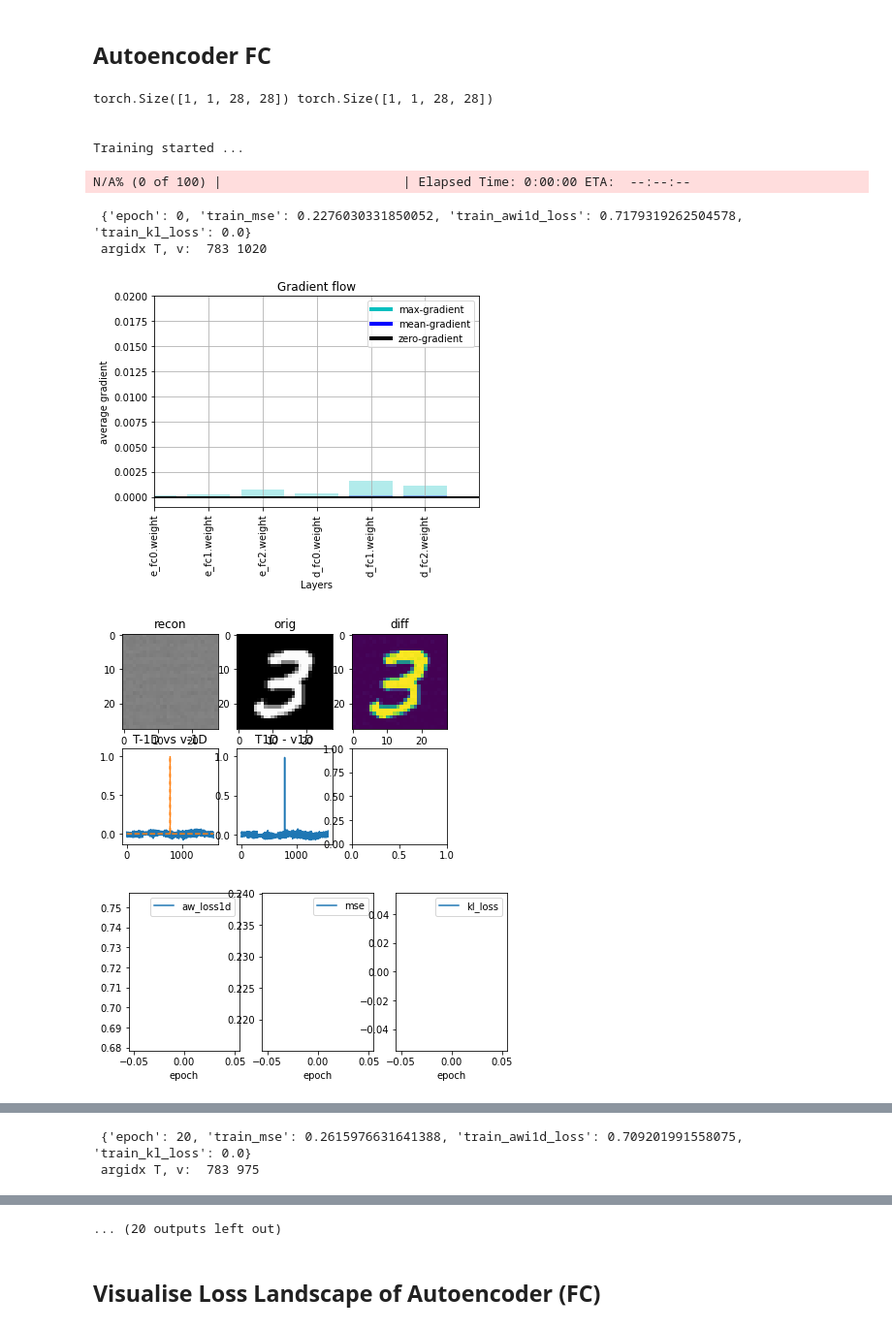
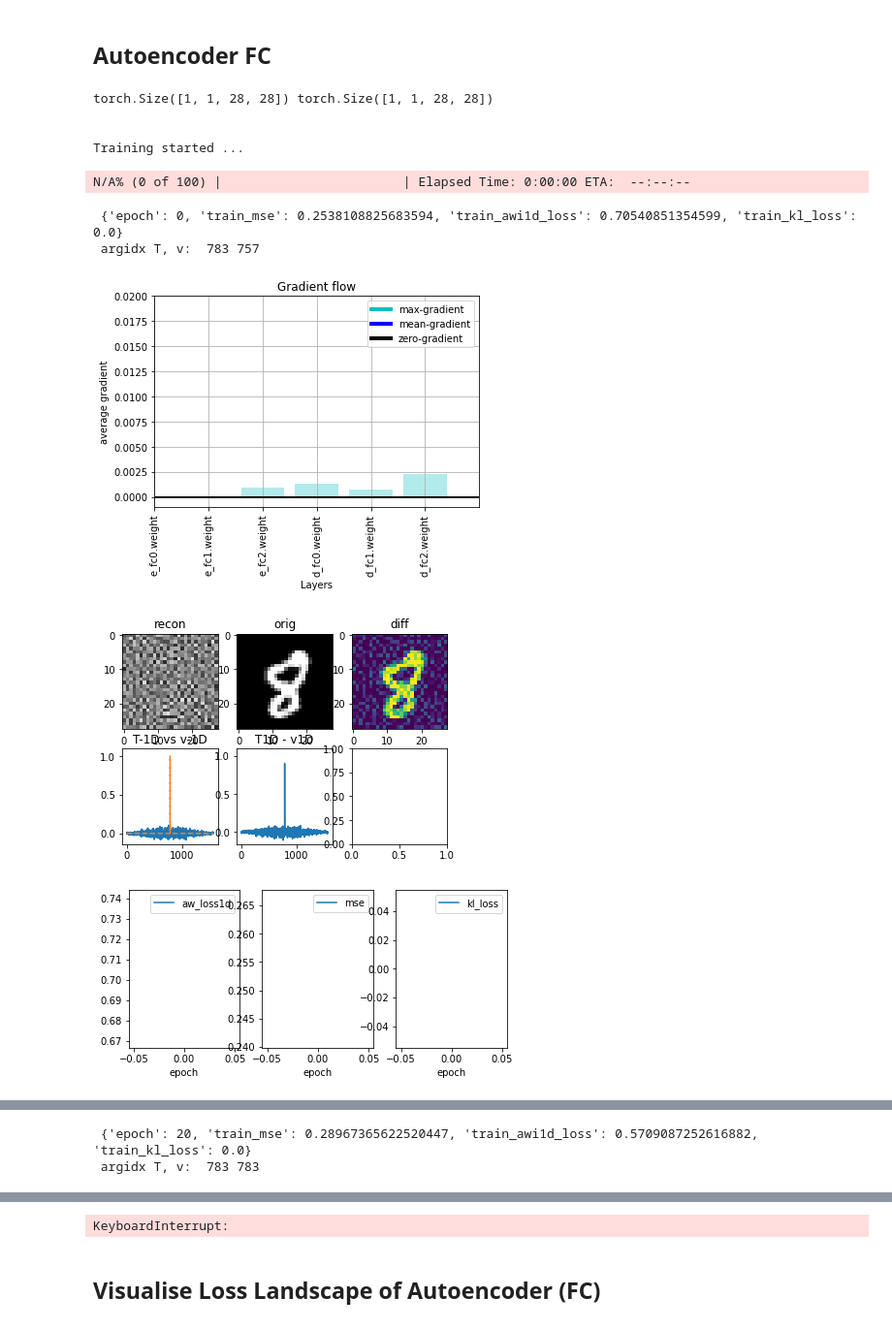
Before and after one commit to dpelacani/WienerLoss, a Jupyter notebook: notebooks/mnist_example/train_mnist_awloss1D.ipynb, the cells around one changed output, grey strips where cells are left out. Shown at 97% size. Drawn from its saved outputs; the diff is of its cells as text; code cells hidden in the pictures.

```diff
--- a/notebooks/mnist_example/train_mnist_awloss1D.ipynb
+++ b/notebooks/mnist_example/train_mnist_awloss1D.ipynb
@@ -29,17 +29,17 @@ torch.autograd.set_detect_anomaly(True)
 
 
 # Set training static parameters and hyperparameters
-nepochs=1
+nepochs=100
 dims_latent = 32
 learning_rate=1e-3
-batch_size=1
+batch_size=16
 device=set_device("cuda", 0)
 train_size=0.00108
-train_size=0.00108 / 64
+# train_size=0.00108 / 64
 
 # Losses
 l2loss    = nn.MSELoss(reduction="sum")
-awi1D     = AWLoss1DFFT(reduction="sum", std=3e-5, store_filters=True, epsilon=0., filter_scale=2)
+awi1D     = AWLoss1D(reduction="sum", std=3e-5, store_filters=True, epsilon=0.)
 switch_at_epoch = 0 # swtich from pure l2 to total loss, set to 0 to disable, set to nepochs to run purely mse
 # %% [output]
 No GPU available! Running on CPU
@@ -72,7 +72,7 @@ def train_model(model, optimizer, train_loader, nepochs=150, switch_at_epoch=0,
 
                 f = awi1D(recon, X)
                 # f = awi1D(recon, recon)
-                v, T = awi1D.v_all[0], awi1D.T_arr
+                v, T = awi1D.filters[0], awi1D.T
 
                 print("\n", log)
                 print(" argidx T, v: ",torch.argmax(torch.abs(T)).item(), torch.argmax(torch.abs(v)).item())
@@ -123,9 +123,9 @@ train_transform = Compose([
 ])
 
 ds = MNIST("./", download=True, train=True, transform=train_transform)
-# shuffler = StratifiedShuffleSplit(n_splits=1, test_size=1-train_size, random_state=42).split(ds.data, ds.targets)
-# train_idx, valid_idx = [(train_idx, validation_idx) for train_idx, validation_idx in shuffler][0]
-train_idx=[7]
+shuffler = StratifiedShuffleSplit(n_splits=1, test_size=1-train_size, random_state=42).split(ds.data, ds.targets)
+train_idx, valid_idx = [(train_idx, validation_idx) for train_idx, validation_idx in shuffler][0]
+# train_idx=[7]
 
 X_train, y_train = ds.data[train_idx] / 255., ds.targets[train_idx]
 trainds = TensorDataset(X_train.unsqueeze(1).float(), y_train.float())
@@ -143,27 +143,27 @@ torch.Size([1, 1, 28, 28]) 0.0 1.0
 # %%
 # Model and optimisers
 model = Autoencoder(dims_latent=dims_latent, nc=X.shape[1]).to(device)
 optimizer = torch.optim.Adam(model.parameters(), lr=learning_rate)
 
 # for n, p in model.named_parameters():
 #     if(p.requires_grad) and ("bias" not in n):
 #         print(n, p.data.shape)
 #         plt.imshow(p.data.numpy())
 #         plt.show()
 
 # Input / Output test
 print(X.shape, model(X).shape)
 
 # Train and visualise
-train_model(model, optimizer, train_loader, 100, switch_at_epoch, vis_frequency=20)
+train_model(model, optimizer, train_loader, nepochs, switch_at_epoch, vis_frequency=20)
 # %% [output]
 torch.Size([1, 1, 28, 28]) torch.Size([1, 1, 28, 28])
 
 
 Training started ...
 N/A% (0 of 100) |                        | Elapsed Time: 0:00:00 ETA:  --:--:--
- {'epoch': 0, 'train_mse': 0.2276030331850052, 'train_awi1d_loss': 0.7179319262504578, 'train_kl_loss': 0.0}
- argidx T, v:  783 1020
+ {'epoch': 0, 'train_mse': 0.2538108825683594, 'train_awi1d_loss': 0.70540851354599, 'train_kl_loss': 0.0}
+ argidx T, v:  783 757
-[figure, old version]
+[figure, new version]
-[figure, old version]
+[figure, new version]
-[figure, old version]
+[figure, new version]
@@ -190,2 +190,2 @@ N/A% (0 of 100) |                        | Elapsed Time: 0:00:00 ETA:  --:--:--
- {'epoch': 20, 'train_mse': 0.2615976631641388, 'train_awi1d_loss': 0.709201991558075, 'train_kl_loss': 0.0}
- argidx T, v:  783 975
+ {'epoch': 20, 'train_mse': 0.28967365622520447, 'train_awi1d_loss': 0.5709087252616882, 'train_kl_loss': 0.0}
+ argidx T, v:  783 783
@@ -215,4 +198,4 @@ N/A% (0 of 100) |                        | Elapsed Time: 0:00:00 ETA:  --:--:--
-... (20 outputs left out)
+KeyboardInterrupt:
 # %% [markdown]
 ## Visualise Loss Landscape of Autoencoder (FC)
 # %%
```
Also changed, not shown: parts of 2 cells of this notebook, 2 other files.
